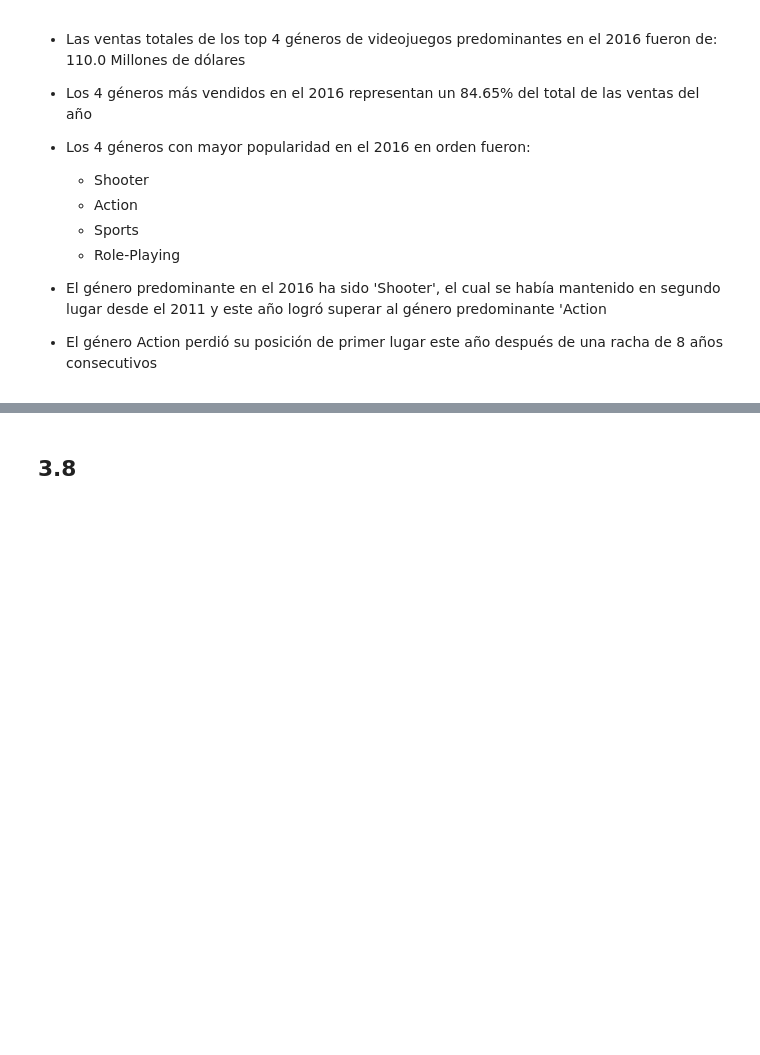
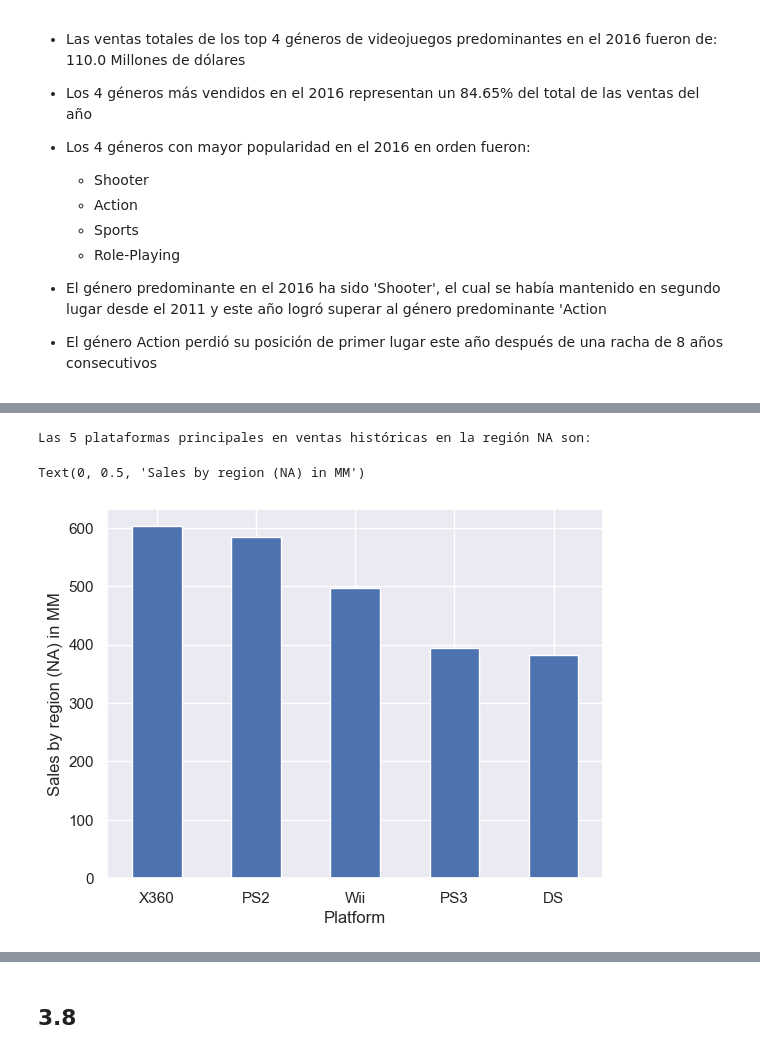
Before and after one commit to OmiHdz/project_s6, a Jupyter notebook: project_s6.ipynb, the cells around one changed output, grey strips where cells are left out. Drawn from its saved outputs; the diff is of its cells as text; code cells hidden in the pictures; blank space fills up the shorter version.

```diff
--- a/project_s6.ipynb
+++ b/project_s6.ipynb
@@ -1256,0 +1269,3 @@ df2
+# %%
+na_sales= df.drop(['other_sales','jp_sales','eu_sales','total_sales'],axis=1)
+na_sales.head()
@@ -1256,0 +1279,10 @@ df2
+# %%
+print('Las 5 plataformas principales en ventas históricas en la región NA son:')
+na_platforms=na_sales.groupby('platform')['na_sales'].sum().sort_values(ascending=False).head()
+na_platforms.plot(kind='bar',rot=0)
+plt.xlabel('Platform')
+plt.ylabel('Sales by region (NA) in MM')
+# %% [output]
+Las 5 plataformas principales en ventas históricas en la región NA son:
+Text(0, 0.5, 'Sales by region (NA) in MM')
+[figure, added]
```
Also changed, not shown: parts of 52 cells of this notebook.
